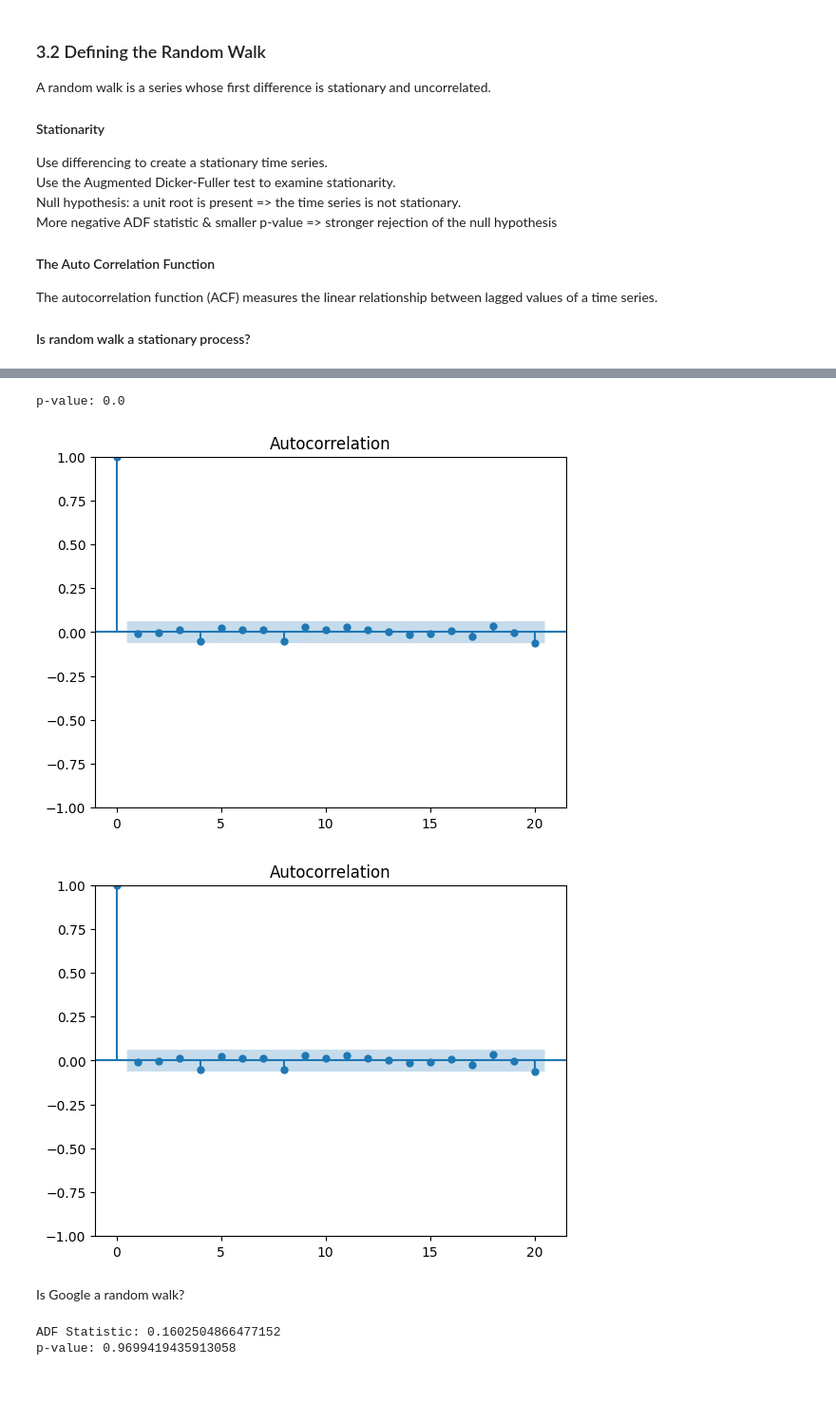
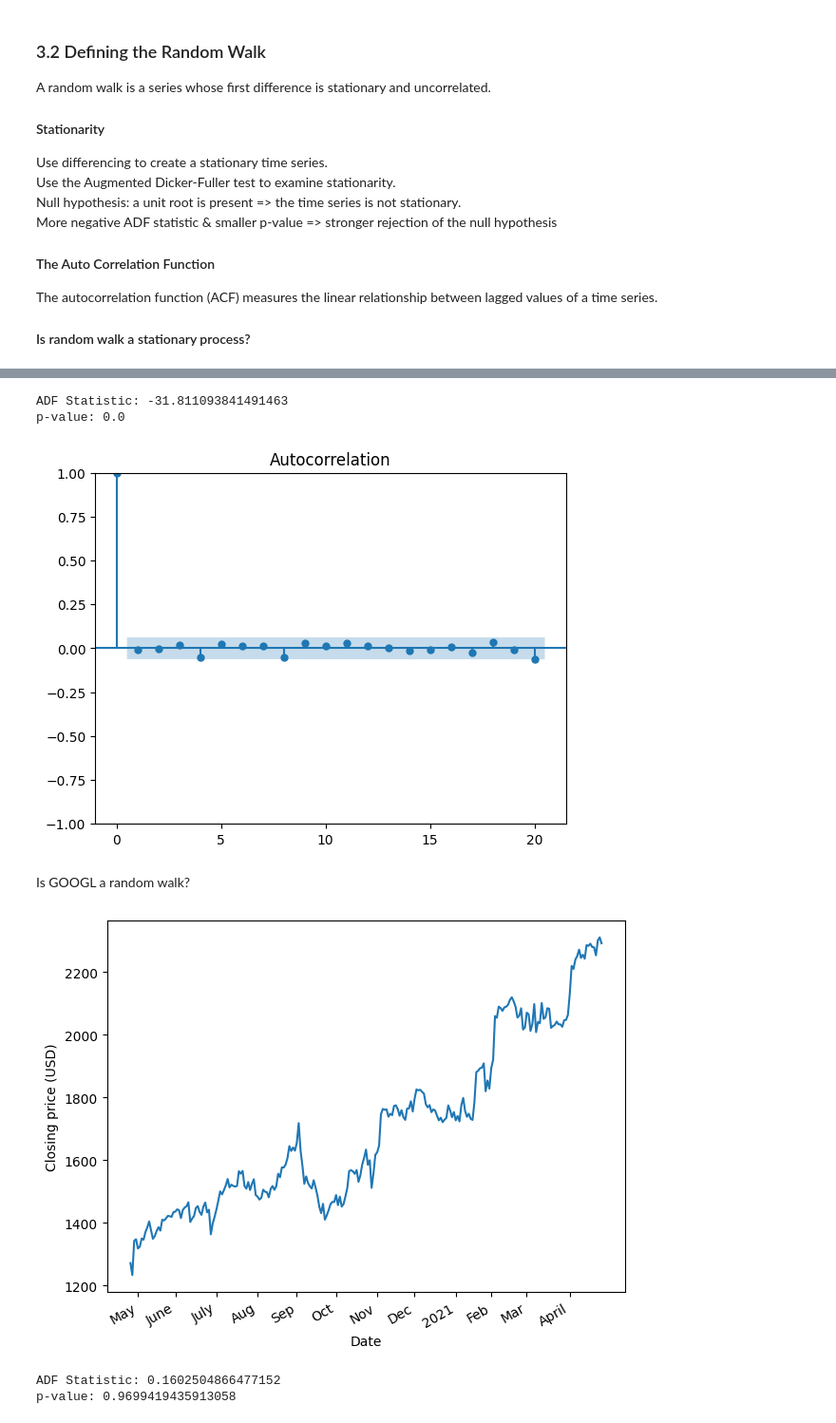
Before and after one commit to Xupeiyi/Time-Series-Forcasting-In-Python, a Jupyter notebook: ch3.ipynb, the cells around one changed output, grey strips where cells are left out. Shown: that part at 95% size. Saved outputs shown, nothing was run; the diff lists cells and outputs as text; code cells hidden in the pictures; blank space fills up the shorter version.

```diff
--- a/ch3.ipynb
+++ b/ch3.ipynb
@@ -57,14 +60,33 @@ plot_acf(random_walk)
 # %%
+# reject the null hypothesis that there's a unit root
 diff_random_walk = np.diff(random_walk, n=1)
-result = adfuller(diff_random_walk)
-print(f'p-value: {result[1]}')
+adf_statistic, p_value, *_ = adfuller(diff_random_walk)
+print(f'ADF Statistic: {adf_statistic}')
+print(f'p-value: {p_value}')
 # %% [output]
+ADF Statistic: -31.811093841491463
 p-value: 0.0
 # %%
-plot_acf(diff_random_walk, lags=20)
+fig = plot_acf(diff_random_walk, lags=20)
 # %% [output]
 [figure]
-[figure, removed]
 # %% [markdown]
-Is Google a random walk?
+Is GOOGL a random walk?
+# %%
+df = pd.read_csv('./data/GOOGL.csv')
+
+fig, ax = plt.subplots()
+
+ax.plot(df['Date'], df['Close'])
+ax.set_xlabel('Date')
+ax.set_ylabel('Closing price (USD)')
+
+plt.xticks(
+    [4, 24, 46, 68, 89, 110, 132, 152, 174, 193, 212, 235],
+    ['May', 'June', 'July', 'Aug', 'Sep', 'Oct', 'Nov', 'Dec', 2021, 'Feb', 'Mar', 'April']
+)
+fig.autofmt_xdate()
+plt.tight_layout()
+# %% [output]
+[figure, added]
 # %%
```
Also changed, not shown: parts of 8 cells of this notebook.
